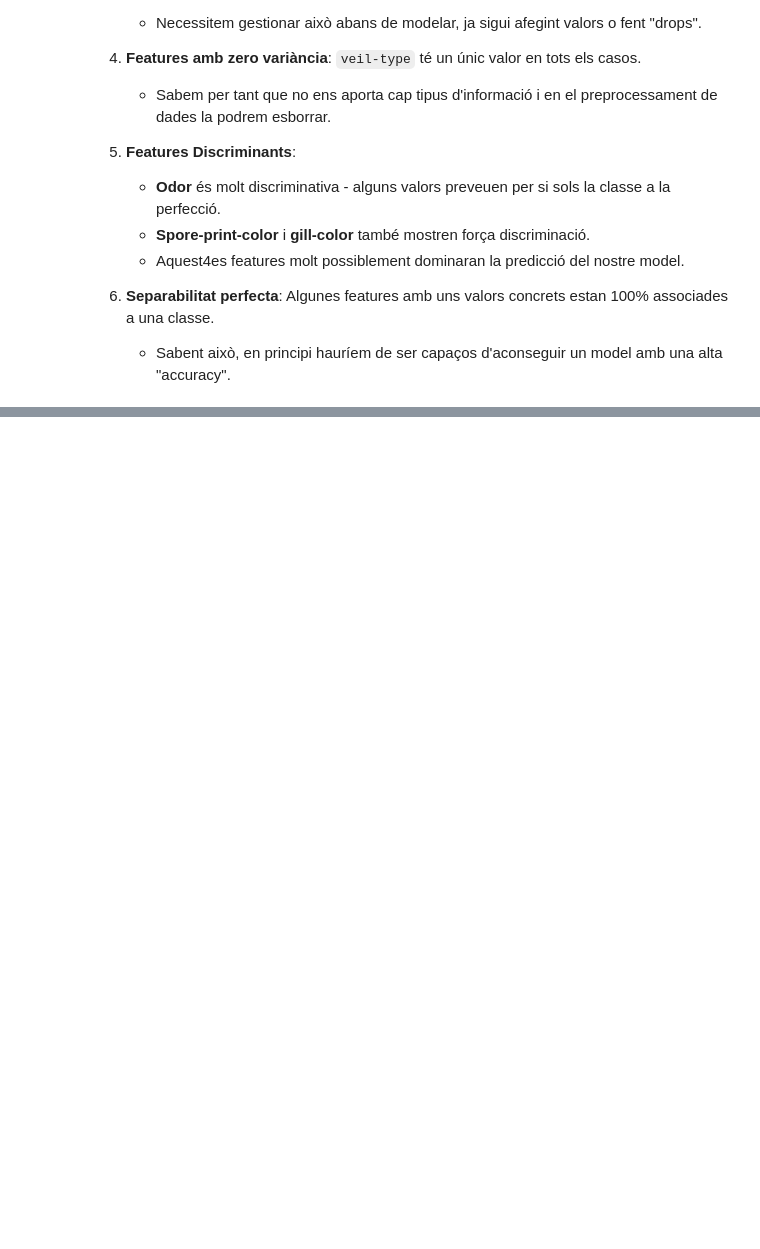
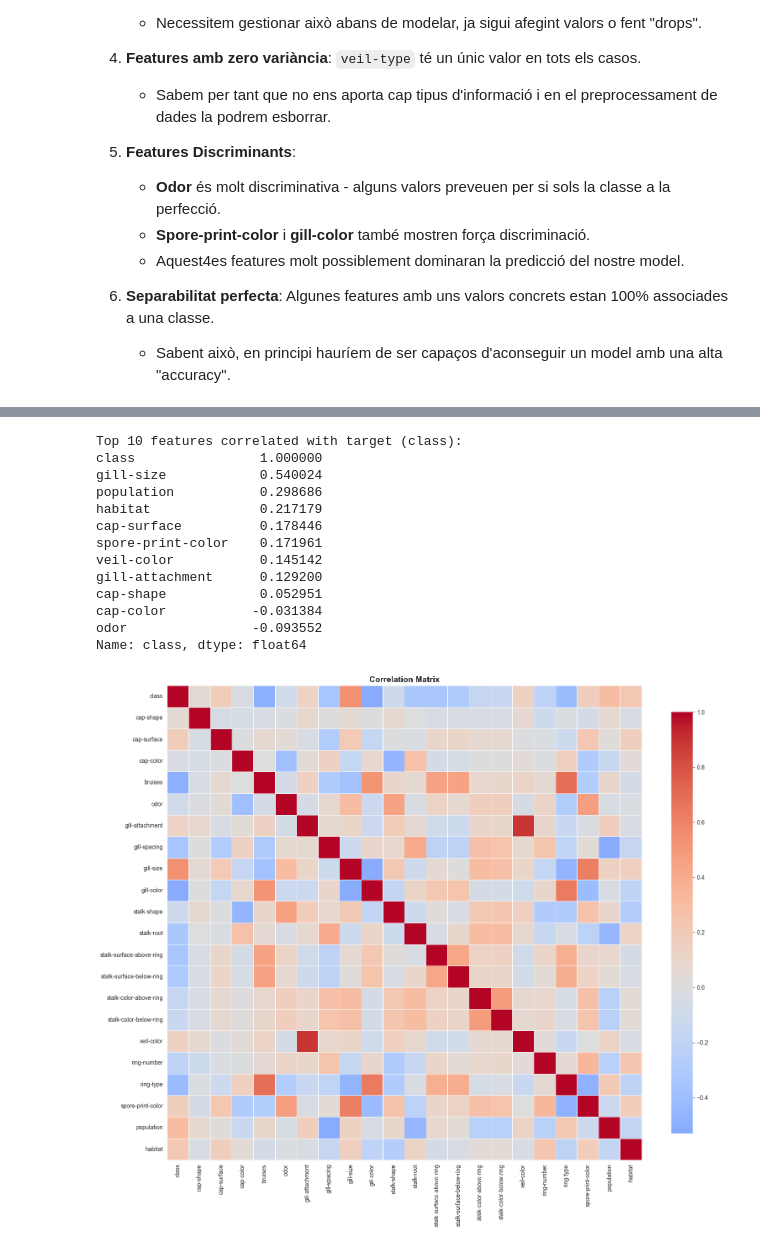
Before and after one commit to leonhrt/cas-kaggle, a Jupyter notebook: cas_kaggle_mushroom_classification.ipynb, the cells around one changed output, grey strips where cells are left out. Cells and saved outputs as stored; diff of their text form; code cells hidden in the pictures; blank space fills up the shorter version.

Commit message:
Tractament missing values, encoding categòriques, drop de les feature amb zero-variance, anàlisis correlacional i split de train i test.

```diff
--- a/cas_kaggle_mushroom_classification.ipynb
+++ b/cas_kaggle_mushroom_classification.ipynb
@@ -210,0 +227,5 @@ y         0   576   576
+# %%
+# Remove zero-variance features
+df_clean = df_clean.drop('veil-type', axis=1)
+print(f"Removed 'veil-type' (zero variance)")
+print(f"New shape: {df_clean.shape}")
@@ -210,0 +235,17 @@ y         0   576   576
+# %%
+# Encode categorical variables using LabelEncoder
+from sklearn.preprocessing import LabelEncoder
+
+df_encoded = df_clean.copy()
+label_encoders = {}
+
+for col in df_encoded.columns:
+    le = LabelEncoder()
+    df_encoded[col] = le.fit_transform(df_encoded[col])
+    label_encoders[col] = le
+
+print(f"\nTarget encoding mapping:")
+print(f"  'e' (edible) = {label_encoders['class'].transform(['e'])[0]}")
+print(f"  'p' (poisonous) = {label_encoders['class'].transform(['p'])[0]}")
+
+df_encoded.head()
@@ -210,0 +263,31 @@ y         0   576   576
+# %%
+# Correlation analysis
+correlation_matrix = df_encoded.corr()
+
+# Top features correlated with target
+target_corr = correlation_matrix['class'].sort_values(ascending=False)
+print("Top 10 features correlated with target (class):")
+print(target_corr.head(11))  # 11 because first is class itself
+
+# Visualize correlation matrix
+plt.figure(figsize=(16, 14))
+sns.heatmap(correlation_matrix, annot=False, cmap='coolwarm', center=0,
+            square=True, linewidths=0.5, cbar_kws={"shrink": 0.8})
+plt.title('Correlation Matrix', fontsize=14, fontweight='bold')
+plt.tight_layout()
+plt.show()
+# %% [output]
+Top 10 features correlated with target (class):
+class                1.000000
+gill-size            0.540024
+population           0.298686
+habitat              0.217179
+cap-surface          0.178446
+spore-print-color    0.171961
+veil-color           0.145142
+gill-attachment      0.129200
+cap-shape            0.052951
+cap-color           -0.031384
+odor                -0.093552
+Name: class, dtype: float64
+[figure, added]
```
Also changed, not shown: parts of 7 cells of this notebook.
